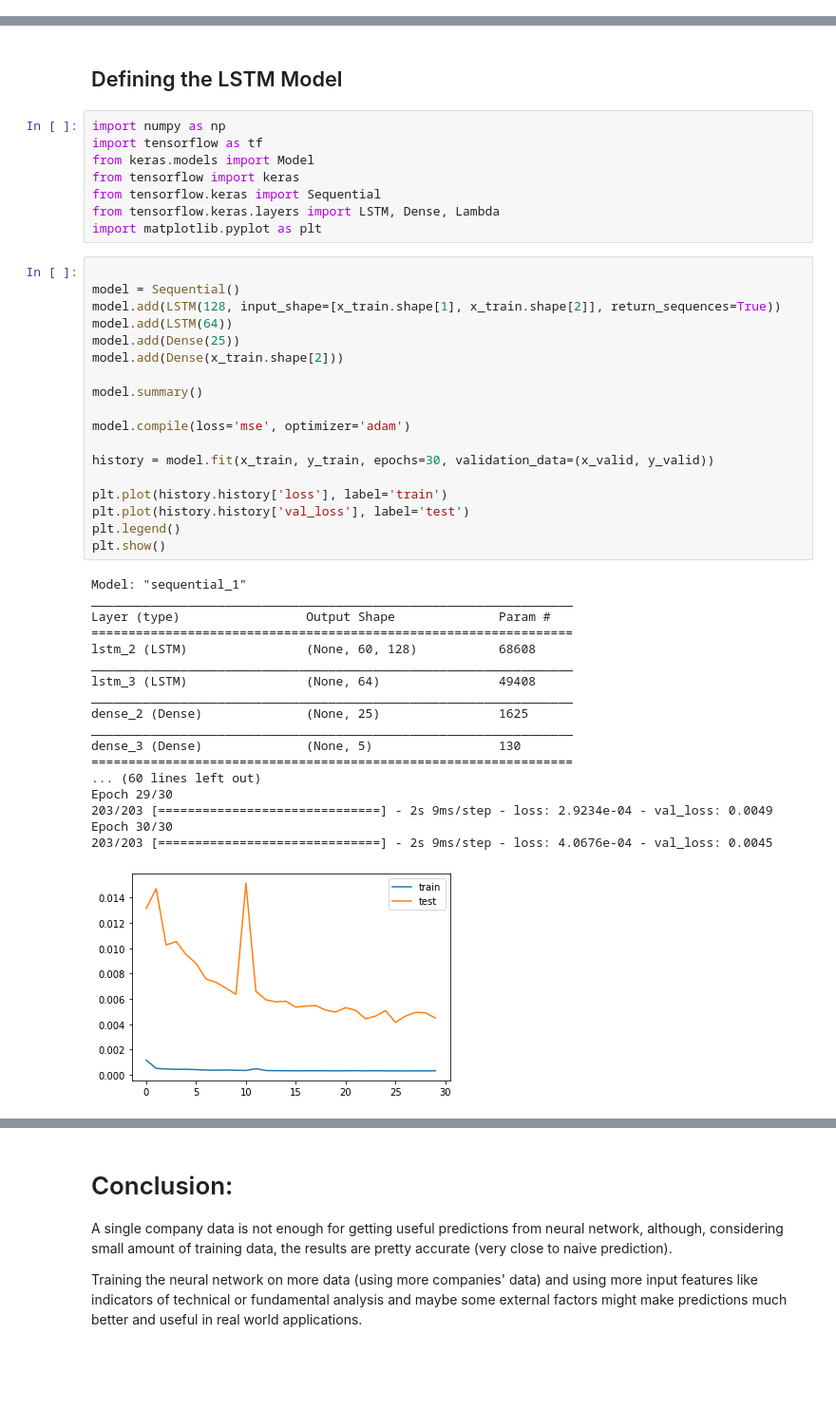
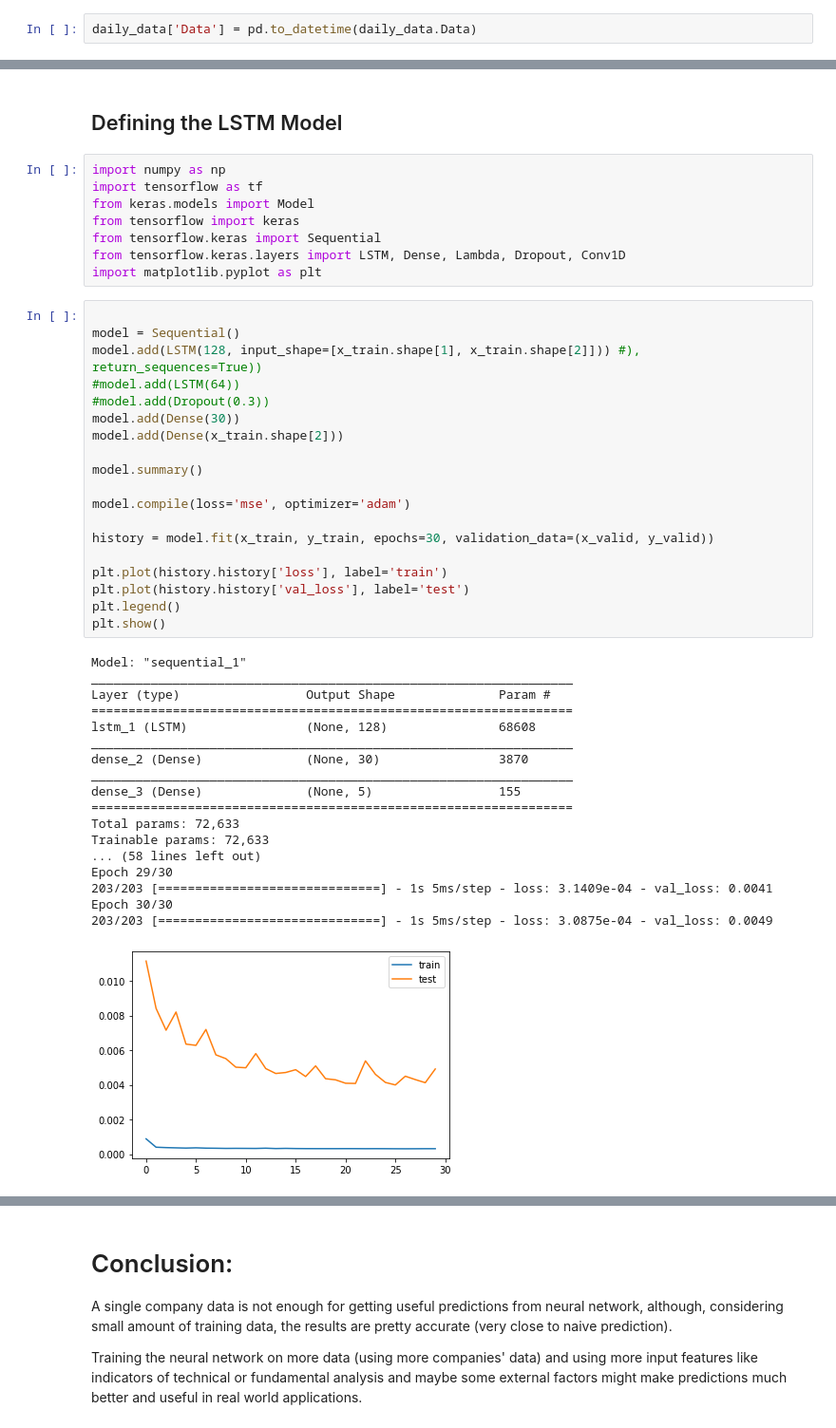
Before and after one commit to WaznyKamo/Deep-Learning-Stock-Price-Prediction, a Jupyter notebook: CDR_Stock_Price_Prediction_Using_LSTM_Deep_Learning_Network.ipynb, the cells around one changed output, grey strips where cells are left out. Shown at 95% size. Saved outputs shown, nothing was run; the diff lists cells and outputs as text; blank space fills up the shorter version.

```diff
--- a/CDR_Stock_Price_Prediction_Using_LSTM_Deep_Learning_Network.ipynb
+++ b/CDR_Stock_Price_Prediction_Using_LSTM_Deep_Learning_Network.ipynb
@@ -53,6 +53,8 @@ Najnizszy     0
 Zamkniecie    0
 Wolumen       1
 dtype: int64
+# %%
+daily_data['Data'] = pd.to_datetime(daily_data.Data)
 # %%
 print(daily_data[daily_data["Wolumen"].isnull()]) # row with a null value
 # %% [output]
@@ -141,45 +143,46 @@ import tensorflow as tf
 from keras.models import Model
 from tensorflow import keras
 from tensorflow.keras import Sequential
-from tensorflow.keras.layers import LSTM, Dense, Lambda
+from tensorflow.keras.layers import LSTM, Dense, Lambda, Dropout, Conv1D
 import matplotlib.pyplot as plt
 # %%
 
 model = Sequential()
-model.add(LSTM(128, input_shape=[x_train.shape[1], x_train.shape[2]], return_sequences=True))
-model.add(LSTM(64))
-model.add(Dense(25))
+model.add(LSTM(128, input_shape=[x_train.shape[1], x_train.shape[2]])) #), return_sequences=True))
+#model.add(LSTM(64))
+#model.add(Dropout(0.3))
+model.add(Dense(30))
 model.add(Dense(x_train.shape[2]))
 
 model.summary()
 
 model.compile(loss='mse', optimizer='adam')
 
 history = model.fit(x_train, y_train, epochs=30, validation_data=(x_valid, y_valid))
 
 plt.plot(history.history['loss'], label='train')
 plt.plot(history.history['val_loss'], label='test')
 plt.legend()
 plt.show()
 # %% [output]
 Model: "sequential_1"
 _________________________________________________________________
 Layer (type)                 Output Shape              Param #
 =================================================================
-lstm_2 (LSTM)                (None, 60, 128)           68608
+lstm_1 (LSTM)                (None, 128)               68608
 _________________________________________________________________
-lstm_3 (LSTM)                (None, 64)                49408
+dense_2 (Dense)              (None, 30)                3870
 _________________________________________________________________
-dense_2 (Dense)              (None, 25)                1625
-_________________________________________________________________
-dense_3 (Dense)              (None, 5)                 130
+dense_3 (Dense)              (None, 5)                 155
 =================================================================
-... (60 lines left out)
+Total params: 72,633
+Trainable params: 72,633
+... (58 lines left out)
 Epoch 29/30
-203/203 [==============================] - 2s 9ms/step - loss: 2.9234e-04 - val_loss: 0.0049
+203/203 [==============================] - 1s 5ms/step - loss: 3.1409e-04 - val_loss: 0.0041
 Epoch 30/30
-203/203 [==============================] - 2s 9ms/step - loss: 4.0676e-04 - val_loss: 0.0045
+203/203 [==============================] - 1s 5ms/step - loss: 3.0875e-04 - val_loss: 0.0049
-[figure, old version]
+[figure, new version]
 # %%
 # Evaluation of the results is made on closing prices - it gives the most information about the usefullness of the model.  Made on the last 30 days of the stock data
 
```
Also changed, not shown: parts of 11 cells of this notebook.
